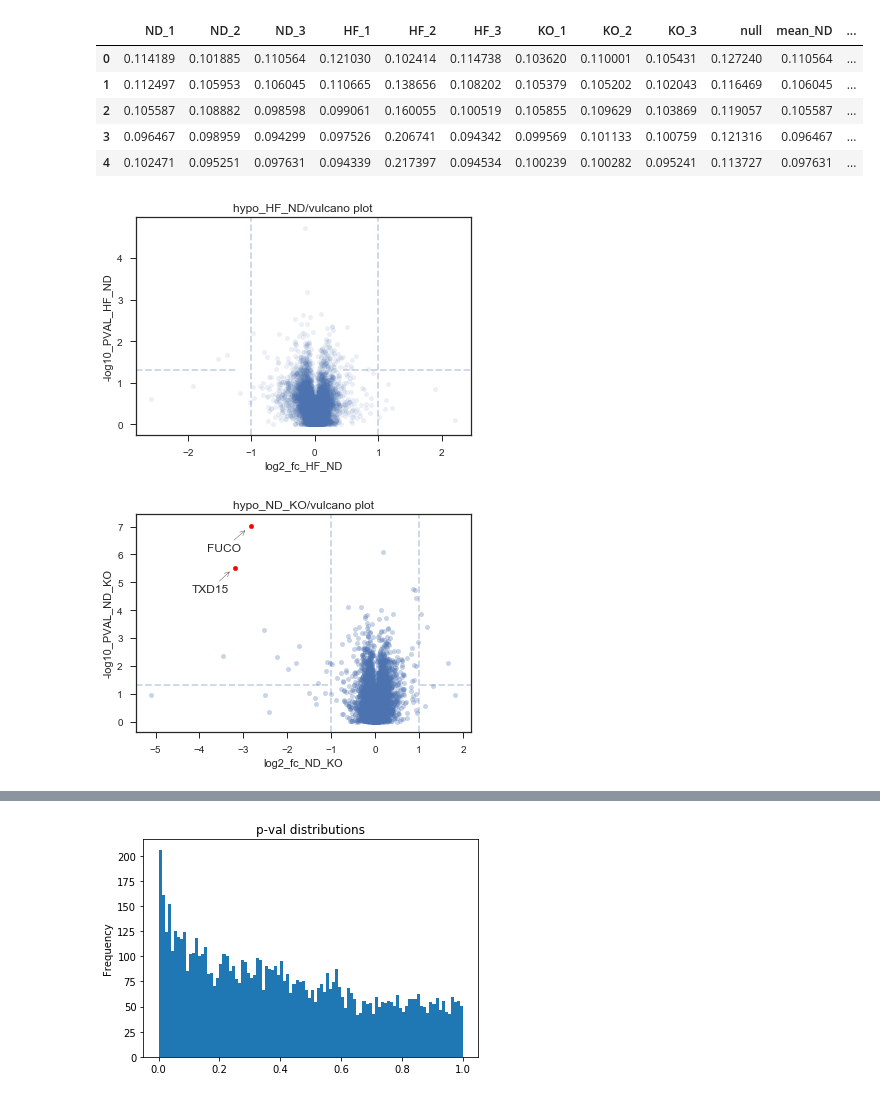
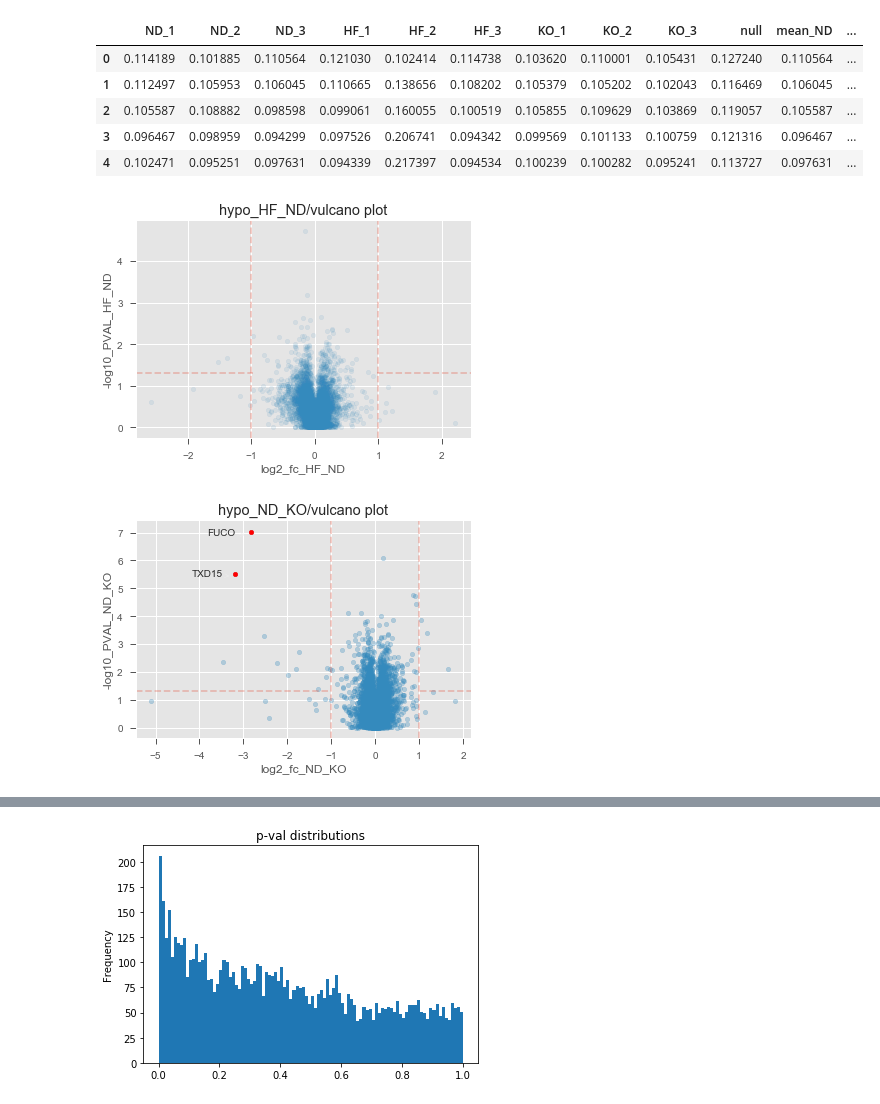
Before and after one commit to mtinti/jennie_analysis, a Jupyter notebook: analysis-hypo.ipynb, the cells around one changed output, grey strips where cells are left out. Saved outputs shown, nothing was run; the diff lists cells and outputs as text; code cells hidden in the pictures.

Commit message:
change plot style

```diff
--- a/analysis-hypo.ipynb
+++ b/analysis-hypo.ipynb
@@ -91,6 +91,7 @@ tag = tag_1 +'_'+tag_2
 from statsmodels.sandbox.stats.multicomp import multipletests
 def make_analysis(norm_df, onesample_results, tag):
     # Set up the figure
+    plt.style.use('ggplot')
     f, ax = plt.subplots()
     #ax.set_aspect("equal")
     # Draw the two density plots
@@ -111,7 +112,7 @@ def make_analysis(norm_df, onesample_results, tag):
     ax.axvline(x=1, ymin=0, ymax=1, ls='--',alpha=0.3)
     ax.axvline(x=-1, ymin=0, ymax=1, ls='--',alpha=0.3)
     ax.axhline(y=-np.log10(0.05), xmin=0, xmax=0.35, ls='--',alpha=0.3)
-    ax.axhline(y=-np.log10(0.05), xmin=0.62, xmax=1, ls='--',alpha=0.3)
+    ax.axhline(y=-np.log10(0.05), xmin=0.72, xmax=1, ls='--',alpha=0.3)
     plt.title('hypo_'+tag+'/'+'vulcano plot')
     plt.savefig('hypo_'+tag+'/'+'vulcano.png')
 
@@ -126,7 +127,7 @@ temp.head()
 temp.to_csv('hypo_'+tag+'/'+'data_'+tag+'.csv')
 #norm_df[['PVAL_'+tag+'_ADJ', 'PVAL_'+tag]].sort_values('PVAL_'+tag)
 # %% [output]
-[figure, old version]
+[figure, new version]
 # %%
 #t-test between normal diet and KO - high fat diet
 #from scipy.stats import ttest_ind
@@ -140,8 +141,8 @@ tag = tag_1 +'_'+tag_2
 sns.set(style="ticks")
 from statsmodels.sandbox.stats.multicomp import multipletests
 def make_analysis(norm_df, onesample_results, tag):
-
     # Set up the figure
+    plt.style.use('ggplot')
     f, ax = plt.subplots()
     #ax.set_aspect("equal")
     # Draw the two density plots
@@ -160,7 +161,7 @@ def make_analysis(norm_df, onesample_results, tag):
     x=norm_df.loc[prots[0]]['log2_fc_'+tag]-0.1
     y=norm_df.loc[prots[0]]['-log10_PVAL_'+tag]-0.1
     xt = norm_df.loc[prots[0]]['log2_fc_'+tag]-1
-    yt = norm_df.loc[prots[0]]['-log10_PVAL_'+tag]-0.9
+    yt = norm_df.loc[prots[0]]['-log10_PVAL_'+tag]-0.1
     ax.annotate('FUCO',
 
                 xy=(x, y),
@@ -171,39 +172,39 @@ def make_analysis(norm_df, onesample_results, tag):
     x=norm_df.loc[prots[1]]['log2_fc_'+tag]-0.1
     y=norm_df.loc[prots[1]]['-log10_PVAL_'+tag]-0.1
     xt = norm_df.loc[prots[1]]['log2_fc_'+tag]-1
-    yt = norm_df.loc[prots[1]]['-log10_PVAL_'+tag]-0.9
+    yt = norm_df.loc[prots[1]]['-log10_PVAL_'+tag]-0.1
     ax.annotate('TXD15',
 
                 xy=(x, y),
                 xytext=(xt, yt),
             arrowprops=dict(facecolor='black',  arrowstyle="->"),
             )
     #norm_df = norm_df[['log2_fc_'+tag, '-log10_PVAL_'+tag]]
     #norm_df = norm_df.dropna()
     #norm_df.plot(kind='scatter',x='log2_fc_'+tag,y='-log10_PVAL_'+tag, alpha=0.1,s=1,ax=ax)
     #sns.kdeplot(norm_df['log2_fc_'+tag], norm_df['-log10_PVAL_'+tag],
                  #cmap="Blues", shade=True, shade_lowest=False, ax=ax)
 
     ax.axvline(x=1, ymin=0, ymax=1, ls='--',alpha=0.3)
     ax.axvline(x=-1, ymin=0, ymax=1, ls='--',alpha=0.3)
     ax.axhline(y=-np.log10(0.05), xmin=0, xmax=0.58, ls='--',alpha=0.3)
     ax.axhline(y=-np.log10(0.05), xmin=0.85, xmax=1, ls='--',alpha=0.3)
     plt.title('hypo_'+tag+'/'+'vulcano plot')
     plt.savefig('hypo_'+tag+'/'+'vulcano.svg')
     plt.show()
     return
 
 onesample_results = ttest_ind(norm_df[[tag_1+'_1',tag_1+'_2',tag_1+'_3']].T,
                               norm_df[[tag_2+'_1',tag_2+'_2',tag_2+'_3']].T)
 make_analysis(norm_df, onesample_results, tag=tag)
 temp = norm_df[[tag_1+'_1',tag_1+'_2',tag_1+'_3',
                 tag_2+'_1',tag_2+'_2',tag_2+'_3','log2_fc_'+tag,'-log10_PVAL_'+tag]]
 temp = temp.sort_values('-log10_PVAL_'+tag)
 temp = temp[(temp['log2_fc_'+tag]<-1) | (temp['log2_fc_'+tag]<-1)].sort_values('-log10_PVAL_'+tag)
 temp.head()
 temp.to_csv('hypo_'+tag+'/'+'data_'+tag+'.csv')
 # %% [output]
-[figure, old version]
+[figure, new version]
 # %%
 #print the significant one in the normalized and raw data
 test = norm_df[norm_df['PVAL_ND_KO_ADJ']<0.05]
```
Also changed, not shown: parts of 1 cell of this notebook, 6 other files.
